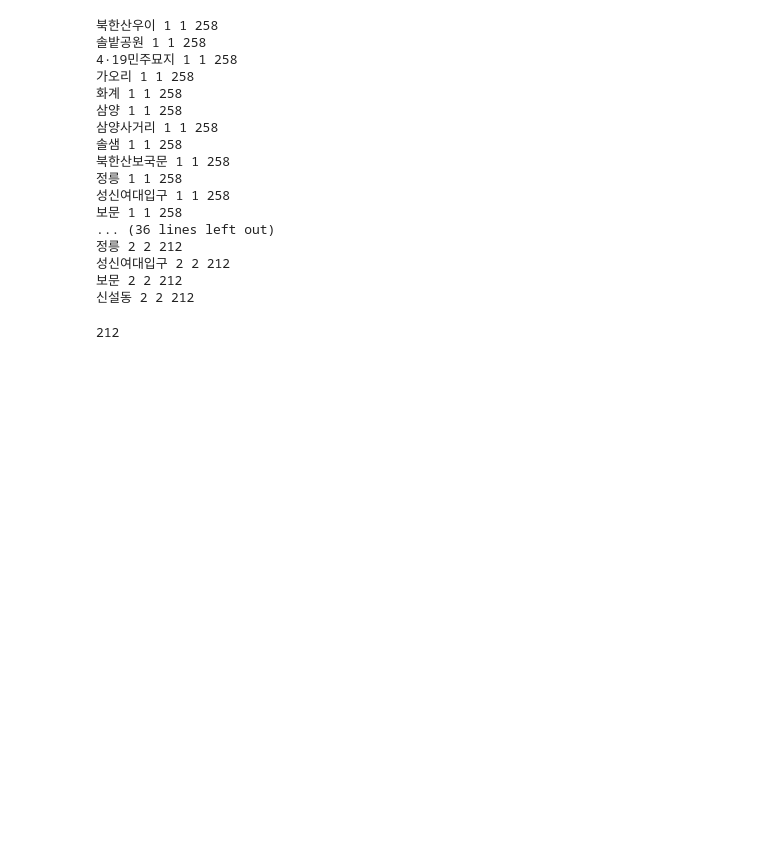
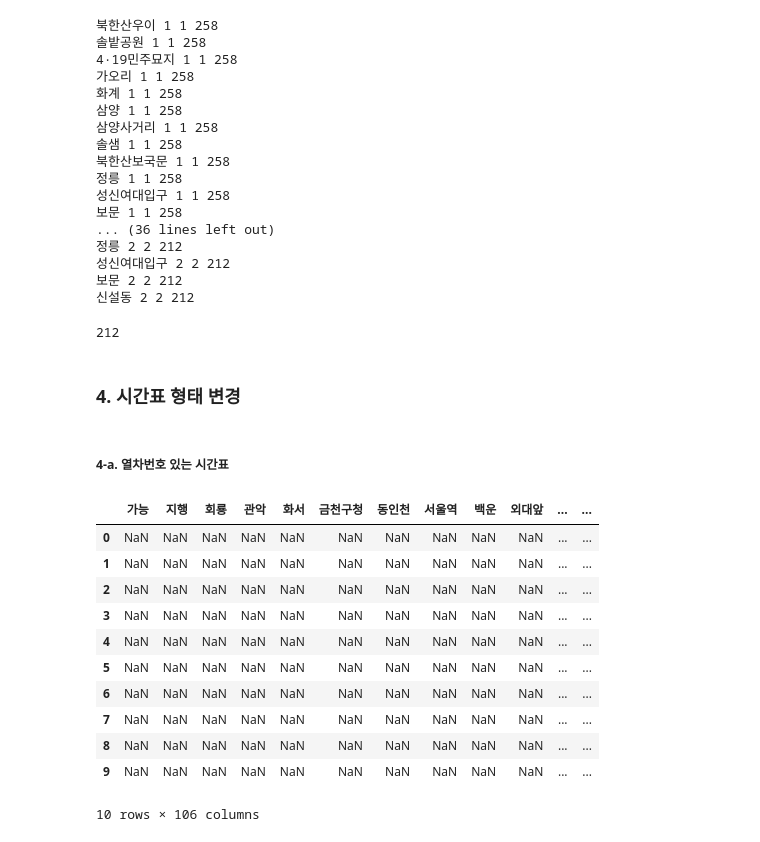
Before and after one commit to 23-1-CauCapstone-Team3/DataPreprocessing, a Jupyter notebook: train/timetable.ipynb, the cells around one changed output. Cells and saved outputs as stored; diff of their text form; code cells hidden in the pictures; blank space fills up the shorter version.

```diff
--- a/train/timetable.ipynb
+++ b/train/timetable.ipynb
@@ -1376,3 +1379,7 @@ print(len(ui[(ui["역사명"] == "4·19민주묘지") & (
     ui["요일"] == 2) & (ui["방향"] == 1)]))
 # %% [output]
 212
+# %% [markdown]
+### 4. 시간표 형태 변경
+# %% [markdown]
+##### 4-a. 열차번호 있는 시간표
@@ -1378,0 +1430,23 @@ print(len(ui[(ui["역사명"] == "4·19민주묘지") & (
+# %%
+# 테스트
+pd.set_option('mode.chained_assignment', None)
+
+route1 = pd.read_csv("./timetable/result/1호선.csv")
+result1 = mkOldTableToNewTable(route1)
+
+result1
+
+# 실제 시간표는 colab을 이용하여 만듦 (속도 문제로 인해)
+# %% [output]
+|  | 가능 | 지행 | 회룡 | 관악 | 화서 | 금천구청 | 동인천 | 서울역 | 백운 | 외대앞 | ... | ... |
+| 0 | NaN | NaN | NaN | NaN | NaN | NaN | NaN | NaN | NaN | NaN | ... | ... |
+| 1 | NaN | NaN | NaN | NaN | NaN | NaN | NaN | NaN | NaN | NaN | ... | ... |
+| 2 | NaN | NaN | NaN | NaN | NaN | NaN | NaN | NaN | NaN | NaN | ... | ... |
+| 3 | NaN | NaN | NaN | NaN | NaN | NaN | NaN | NaN | NaN | NaN | ... | ... |
+| 4 | NaN | NaN | NaN | NaN | NaN | NaN | NaN | NaN | NaN | NaN | ... | ... |
+| 5 | NaN | NaN | NaN | NaN | NaN | NaN | NaN | NaN | NaN | NaN | ... | ... |
+| 6 | NaN | NaN | NaN | NaN | NaN | NaN | NaN | NaN | NaN | NaN | ... | ... |
+| 7 | NaN | NaN | NaN | NaN | NaN | NaN | NaN | NaN | NaN | NaN | ... | ... |
+| 8 | NaN | NaN | NaN | NaN | NaN | NaN | NaN | NaN | NaN | NaN | ... | ... |
+| 9 | NaN | NaN | NaN | NaN | NaN | NaN | NaN | NaN | NaN | NaN | ... | ... |
+10 rows × 106 columns
```
Also changed, not shown: parts of 3 cells of this notebook, 13 other files.
